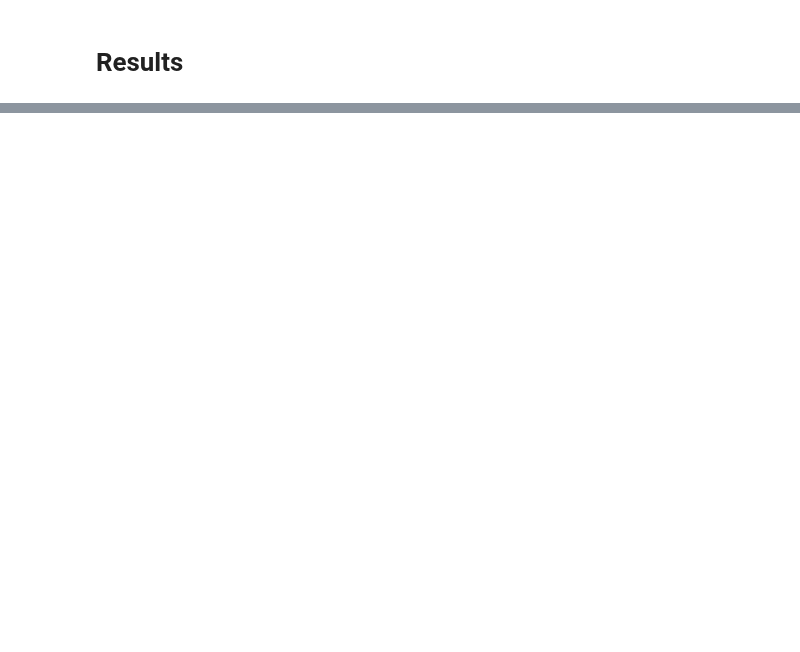
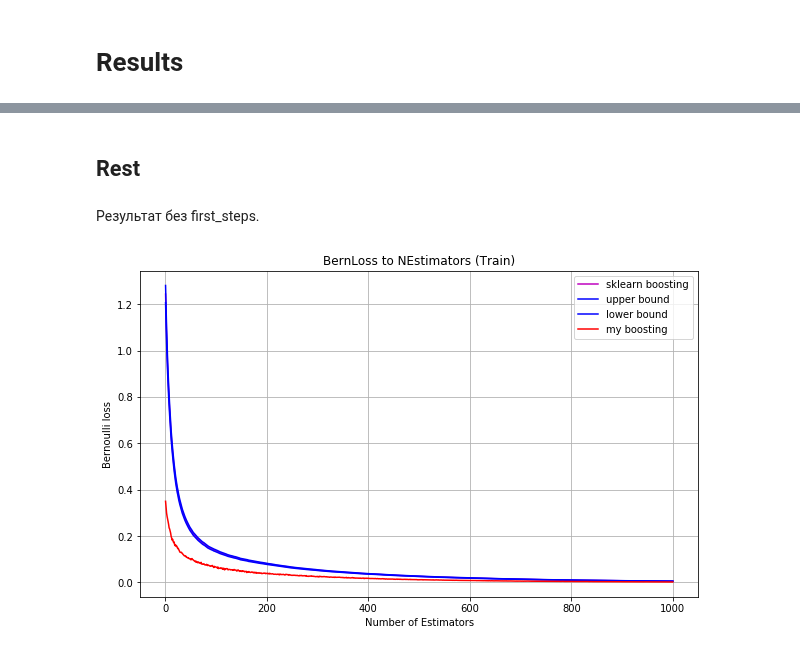
Before and after one commit to v-vskv-v/IR_ML, a Jupyter notebook: Data Analysis/Semester 3/BernBoost.ipynb, the cells around one changed output, grey strips where cells are left out. Drawn from its saved outputs; the diff is of its cells as text; code cells hidden in the pictures; blank space fills up the shorter version.

```diff
--- a/Data Analysis/Semester 3/BernBoost.ipynb
+++ b/Data Analysis/Semester 3/BernBoost.ipynb
@@ -480,0 +551,24 @@ plt.show()
+# %% [markdown]
+## Rest
+# %% [markdown]
+Результат без first_steps.
+# %%
+%matplotlib inline
+plt.figure(figsize=(10, 6))
+plt.title('BernLoss to NEstimators (Train)')
+plt.plot(np.arange(N_ESTIMATORS) + 1, base_model.train_score_,
+         'm-', label='sklearn boosting')
+plt.plot(np.arange(N_ESTIMATORS) + 1, base_model.train_score_ * 1.03,
+         'b-', label='upper bound')
+plt.plot(np.arange(N_ESTIMATORS) + 1, base_model.train_score_ * 0.97,
+         'b-', label='lower bound')
+plt.plot(np.arange(N_ESTIMATORS) + 1, my_model.train_score_,
+         'r-', label='my boosting')
+
+plt.legend(loc='upper right')
+plt.xlabel('Number of Estimators')
+plt.ylabel('Bernoulli loss')
+plt.grid(True)
+plt.show()
+# %% [output]
+[figure, added]
```
Also changed, not shown: parts of 24 cells of this notebook.
